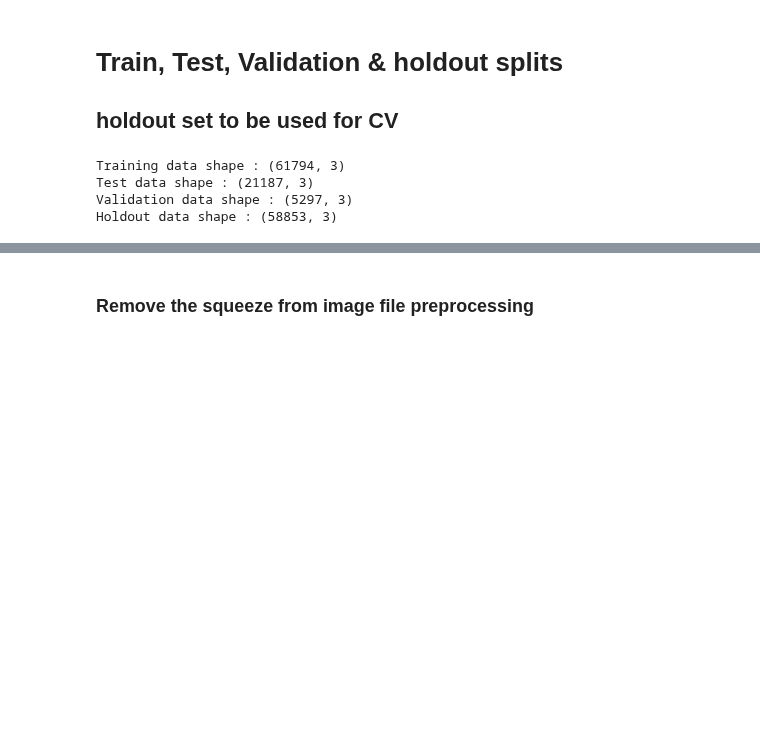
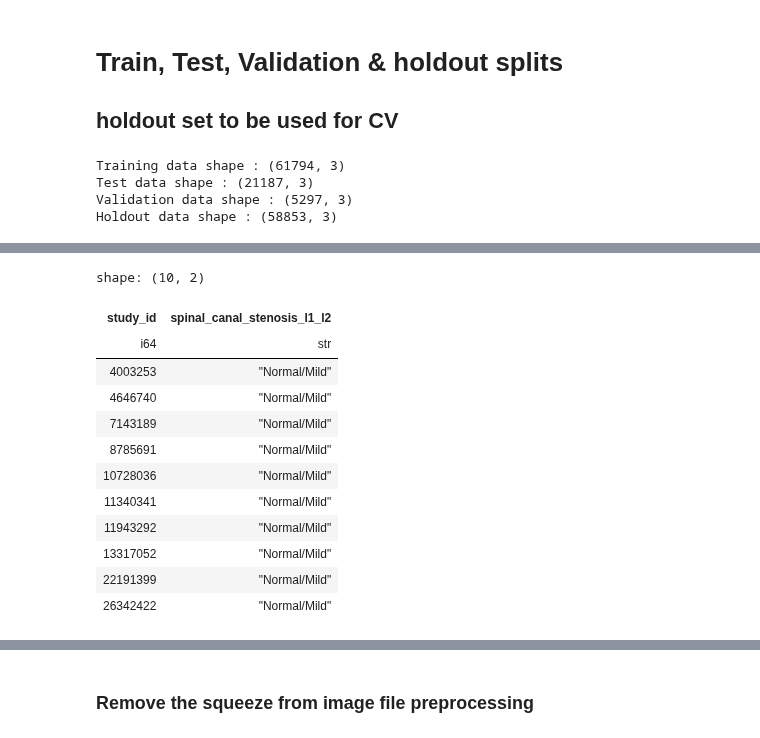
Before and after one commit to sumaniitm/RSNA-2024-Lumbar-Spine-Degenerative-Classification, a Jupyter notebook: feature-extraction-rsna2024-sumaniitm.ipynb, the cells around one changed output, grey strips where cells are left out. Cells and saved outputs as stored; diff of their text form; code cells hidden in the pictures; blank space fills up the shorter version.

```diff
--- a/feature-extraction-rsna2024-sumaniitm.ipynb
+++ b/feature-extraction-rsna2024-sumaniitm.ipynb
@@ -215,0 +266,18 @@ elem"""
+# %%
+train_studies_metadata_file_path = '/kaggle/input/rsna-2024-lumbar-spine-degenerative-classification/train.csv'
+train_studies_metadata_df = pl.read_csv(train_studies_metadata_file_path, low_memory=True)
+train_studies_metadata_df.select([pl.col('study_id'),pl.col('spinal_canal_stenosis_l1_l2')]).head(10)
+# %% [output]
+shape: (10, 2)
+| study_id | spinal_canal_stenosis_l1_l2 |
+| i64 | str |
+| 4003253 | "Normal/Mild" |
+| 4646740 | "Normal/Mild" |
+| 7143189 | "Normal/Mild" |
+| 8785691 | "Normal/Mild" |
+| 10728036 | "Normal/Mild" |
+| 11340341 | "Normal/Mild" |
+| 11943292 | "Normal/Mild" |
+| 13317052 | "Normal/Mild" |
+| 22191399 | "Normal/Mild" |
+| 26342422 | "Normal/Mild" |
```
Also changed, not shown: parts of 17 cells of this notebook.
